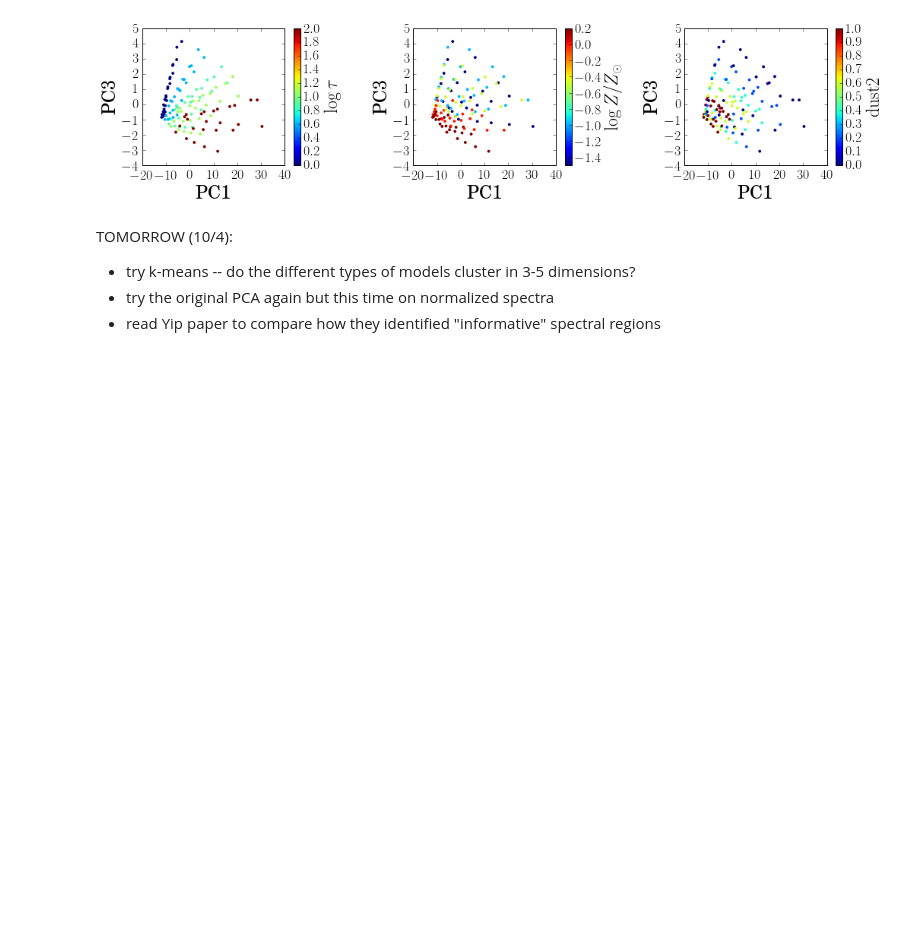
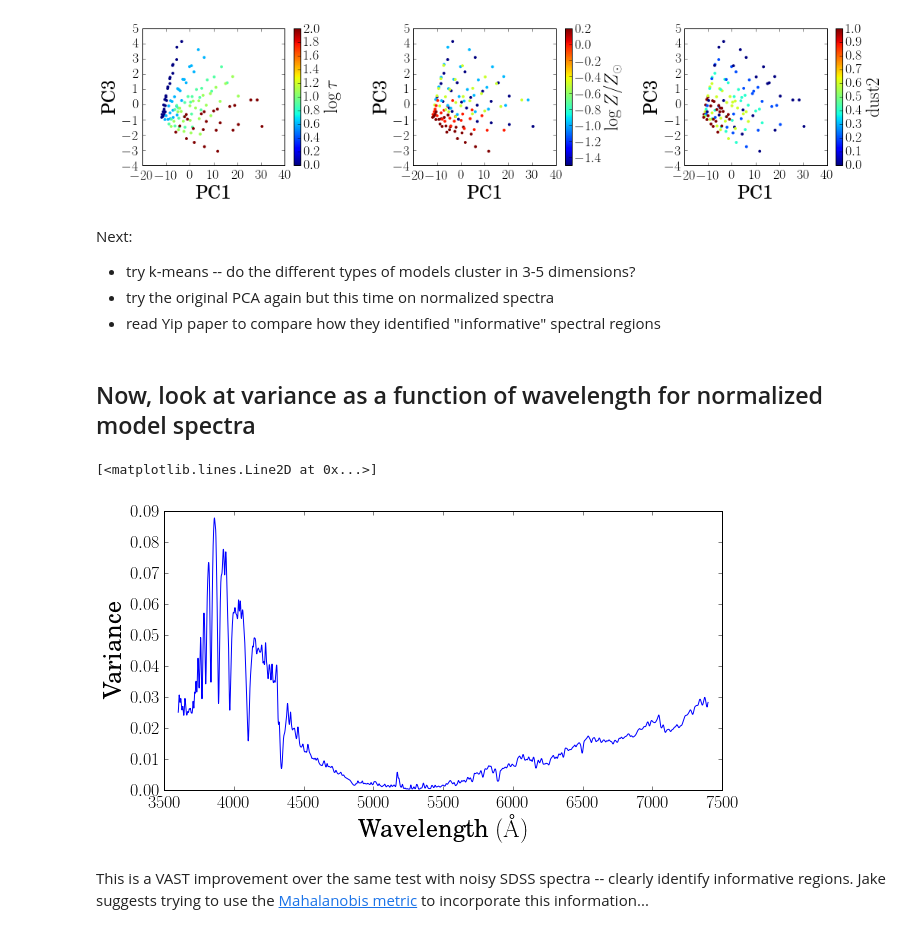
Before and after one commit to ogtelford/gridmodels, a Jupyter notebook: code/ModelGrid.ipynb, the cells around one changed output. Saved outputs shown, nothing was run; the diff lists cells and outputs as text; code cells hidden in the pictures; blank space fills up the shorter version.

```diff
--- a/code/ModelGrid.ipynb
+++ b/code/ModelGrid.ipynb
@@ -584,7 +583,25 @@ plt.tight_layout()
 # %% [output]
 [figure]
 # %% [markdown]
-TOMORROW (10/4):
+Next:
   * try k-means -- do the different types of models cluster in 3-5 dimensions?
   * try the original PCA again but this time on normalized spectra
   * read Yip paper to compare how they identified "informative" spectral regions
+# %% [markdown]
+## Now, look at variance as a function of wavelength for normalized model spectra
+# %%
+# normalize the model spectra
+norms = np.sum(wh) / np.sum(specmatrix, axis=1)
+specmatrix_norm = specmatrix * norms[:,np.newaxis]
+
+variances = np.var(specmatrix_norm, axis=0)
+# %%
+fig, ax = plt.subplots(figsize=(10,5))
+ax.set_xlabel(r'Wavelength $(\mathrm{\AA})$')
+ax.set_ylabel(r'Variance')
+ax.plot(wave[wh], variances)
+# %% [output]
+[<matplotlib.lines.Line2D at 0x...>]
+[figure, added]
+# %% [markdown]
+This is a VAST improvement over the same test with noisy SDSS spectra -- clearly identify informative regions. Jake suggests trying to use the [Mahalanobis metric](https://en.wikipedia.org/wiki/Mahalanobis_distance) to incorporate this information...
```
Also changed, not shown: parts of 3 cells of this notebook.
